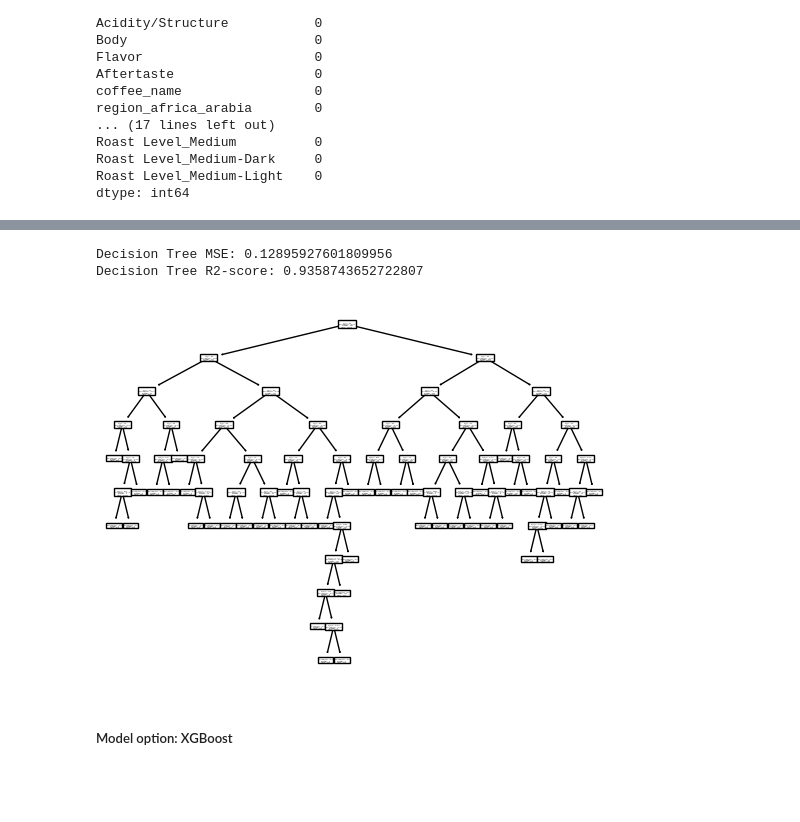
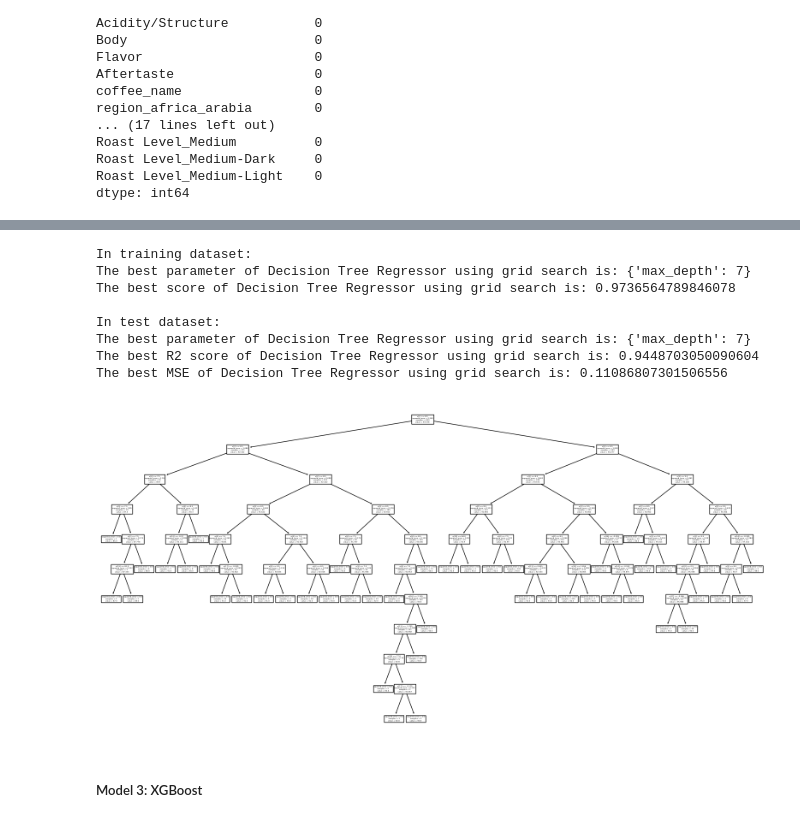
Before and after one commit to wenshanliu653/Springboard_Capstone, a Jupyter notebook: Modeling/Modeling.ipynb, the cells around one changed output, grey strips where cells are left out. Cells and saved outputs as stored; diff of their text form; code cells hidden in the pictures; blank space fills up the shorter version.

```diff
--- a/Modeling/Modeling.ipynb
+++ b/Modeling/Modeling.ipynb
@@ -73,7 +93,0 @@ X_train, X_test, y_train, y_test = train_test_split(X, y, test_size=0.35, random
-# %%
-# Linear Regression
-
-
-
-model = LinearRegression()
-model.fit(X_train, y_train)
@@ -110,10 +142,13 @@ Standard Deviation: 0.0030408060067931885
 # %%
-from sklearn.metrics import mean_squared_error, r2_score as r2_score_metric  # 重命名避免衝突
-from sklearn.linear_model import Ridge, Lasso
+from sklearn.metrics import mean_squared_error, r2_score as r2_score_metric  # rename r2_socre_metric
+from sklearn.linear_model import Ridge
 
-# Ridge 回歸
-ridge_model = Ridge(alpha=1.0)
+ridge_model = Ridge(alpha=0.001)
 ridge_model.fit(X_train, y_train)
+
+
+# predict the test set
 ridge_pred = ridge_model.predict(X_test)
+print("Ridge MSE:", mean_squared_error(y_test, ridge_pred))
 print("Ridge R2:", r2_score_metric(y_test, ridge_pred))
 # %% [output]
@@ -196,25 +280,54 @@ DecisionTreeRegressor(max_depth=10, random_state=42)
-# %%
-
-# predict the test set
-y_pred_dt = dt_model.predict(X_test)
-
-# calculate the MSE, R2-score
-mse_dt = mean_squared_error(y_test, y_pred_dt)
-r2_dt = r2_score_metric(y_test, y_pred_dt)
-
-print(f"Decision Tree MSE: {mse_dt}")
-print(f"Decision Tree R2-score: {r2_dt}")
-# %% [output]
-Decision Tree MSE: 0.12895927601809956
-Decision Tree R2-score: 0.9358743652722807
+# %%
+# use the grid search to find the best parameter
+param_grid = {
+    'max_depth': [3, 4, 5, 6, 7, 8, 9, 10]
+}
+scoring = {
+    'r2': 'r2',
+    'mse': 'neg_mean_squared_error'
+}
+
+grid_search2 = GridSearchCV(
+    DecisionTreeRegressor(),
+    param_grid,
+    cv=5,
+    scoring=scoring,
+    refit='r2'
+)
+
+grid_search2.fit(X_train, y_train)
+
+print("In training dataset:")
+print("The best parameter of Decision Tree Regressor using grid search is:", grid_search2.best_params_)
+print("The best score of Decision Tree Regressor using grid search is:", grid_search2.best_score_)
+
+print("\nIn test dataset:")
+predictions = grid_search2.predict(X_test)
+
+best_r2_dt = r2_score_metric(y_test, predictions)
+best_mse_dt = mean_squared_error(y_test, predictions)
+print("The best parameter of Decision Tree Regressor using grid search is:", grid_search2.best_params_)
+print("The best R2 score of Decision Tree Regressor using grid search is:", best_r2_dt)
+print("The best MSE of Decision Tree Regressor using grid search is:", best_mse_dt)
+# %% [output]
+In training dataset:
+The best parameter of Decision Tree Regressor using grid search is: {'max_depth': 7}
+The best score of Decision Tree Regressor using grid search is: 0.9736564789846078
+
+In test dataset:
+The best parameter of Decision Tree Regressor using grid search is: {'max_depth': 7}
+The best R2 score of Decision Tree Regressor using grid search is: 0.9448703050090604
+The best MSE of Decision Tree Regressor using grid search is: 0.11086807301506556
 # %%
+# plot the decision tree
 import sklearn
 from sklearn import tree
+plt.figure(figsize=(20, 10))
 sklearn.tree.plot_tree(dt_model)
 plt.show()
 # %% [output]
-[figure, old version]
+[figure, new version]
 # %% [markdown]
-##### Model option: XGBoost
+##### Model 3: XGBoost
 # %%
 #!pip install xgboost
```
Also changed, not shown: parts of 33 cells of this notebook.
